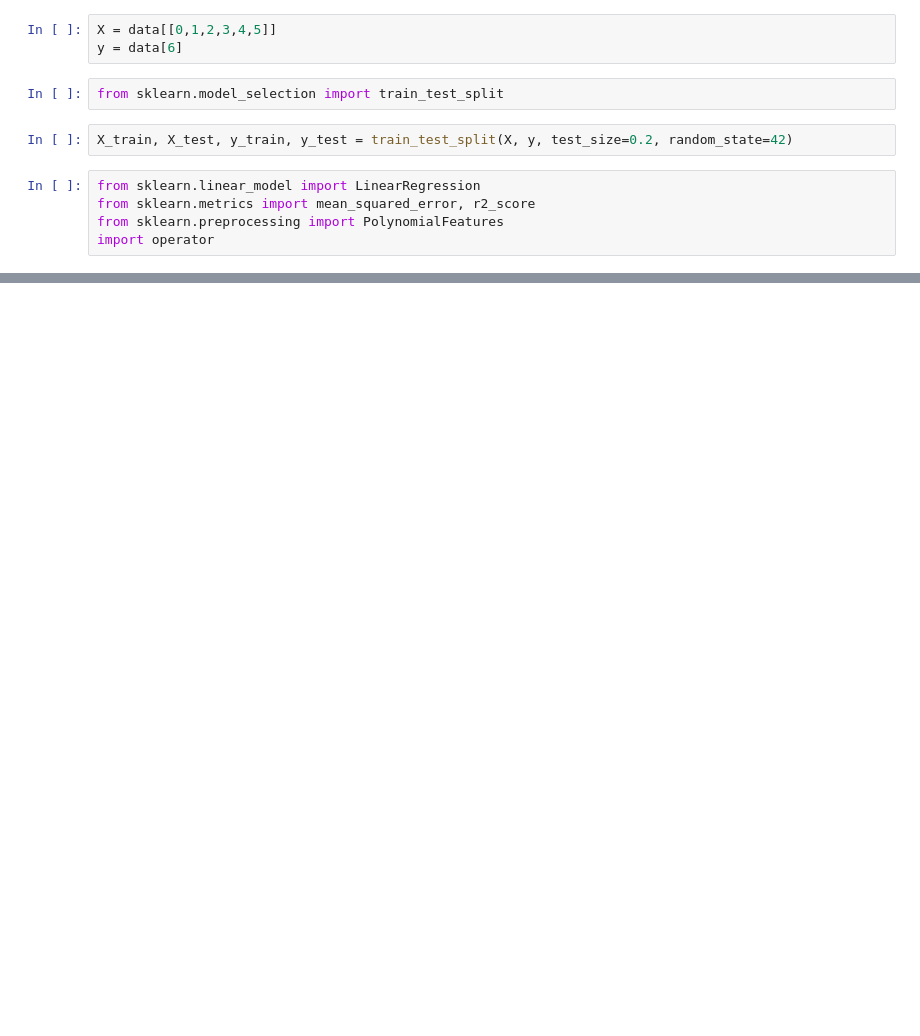
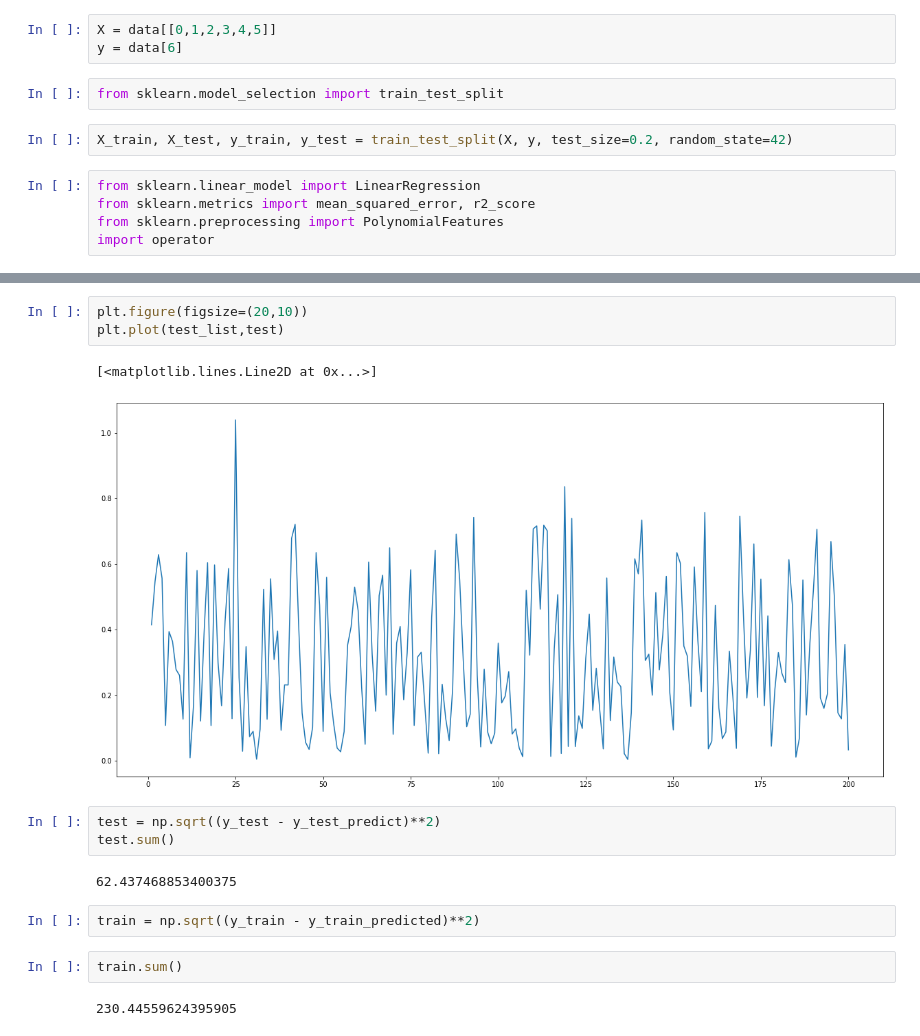
Before and after one commit to dharma610/Neural-network-model-for-compartmenral-model-SIR-and-SEIR-, a Jupyter notebook: project_part_2.ipynb, the cells around one changed output, grey strips where cells are left out. Drawn from its saved outputs; the diff is of its cells as text; blank space fills up the shorter version.

```diff
--- a/project_part_2.ipynb
+++ b/project_part_2.ipynb
@@ -257,0 +284,17 @@ plt.scatter(y_test,y_test_predict)
+# %%
+plt.figure(figsize=(20,10))
+plt.plot(test_list,test)
+# %% [output]
+[<matplotlib.lines.Line2D at 0x...>]
+[figure, added]
+# %%
+test = np.sqrt((y_test - y_test_predict)**2)
+test.sum()
+# %% [output]
+62.437468853400375
+# %%
+train = np.sqrt((y_train - y_train_predicted)**2)
+# %%
+train.sum()
+# %% [output]
+230.44559624395905
```
Also changed, not shown: parts of 12 cells of this notebook.
